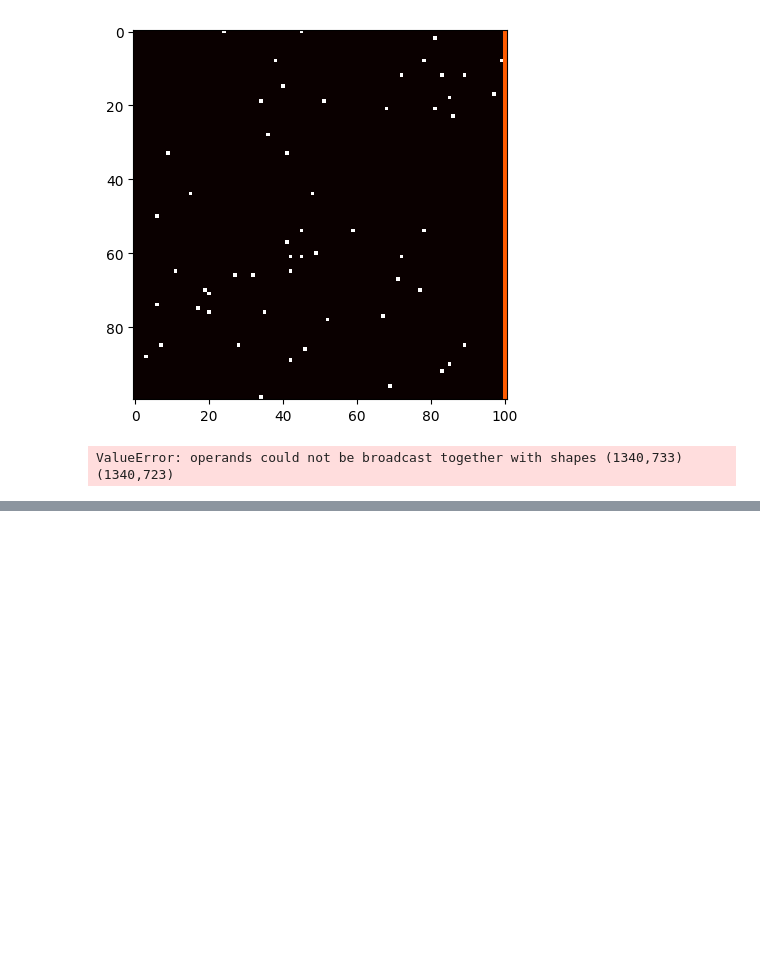
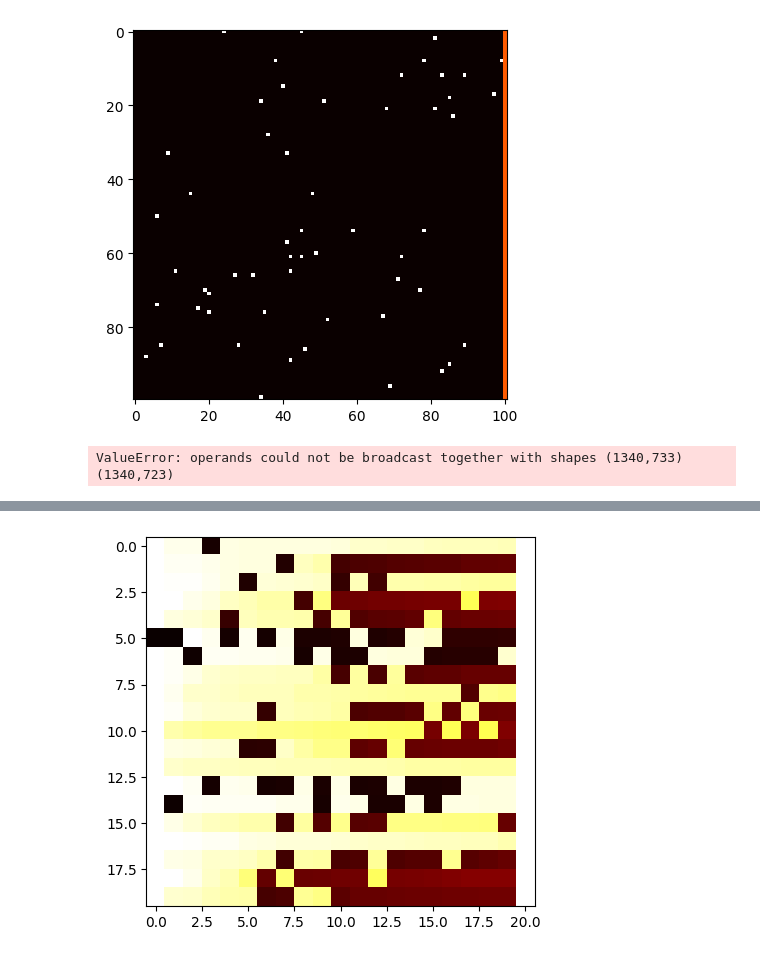
Before and after one commit to aeirya/information-retrieval-course, a Jupyter notebook: hw3/hyperparams.ipynb, the cells around one changed output, grey strips where cells are left out. Cells and saved outputs as stored; diff of their text form; code cells hidden in the pictures; blank space fills up the shorter version.

```diff
--- a/hw3/hyperparams.ipynb
+++ b/hw3/hyperparams.ipynb
@@ -363,0 +350,4 @@ recall_all(L)
+# %%
+heatmaps([neg(SS)])
+# %% [output]
+[figure, added]
```
Also changed, not shown: parts of 9 cells of this notebook, 2 other files.
